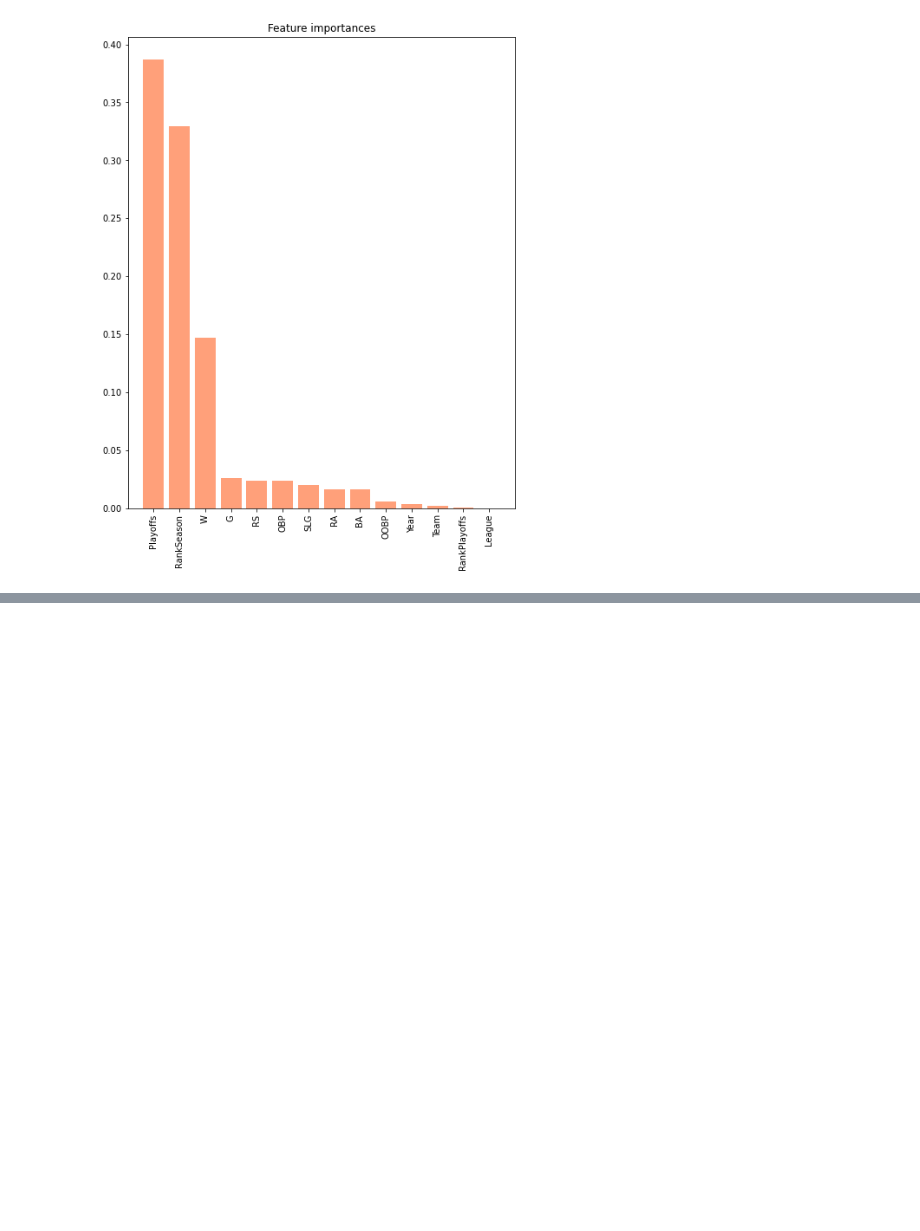
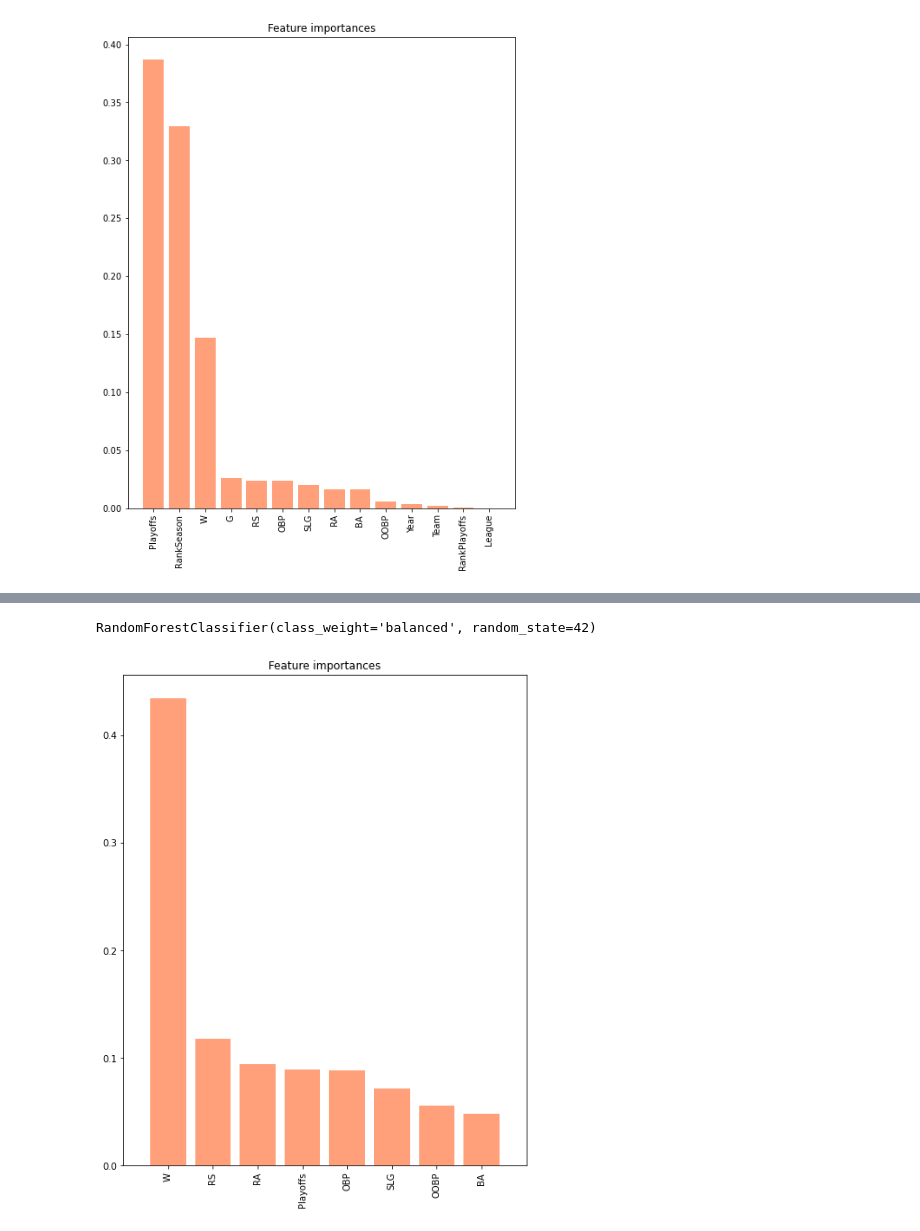
Before and after one commit to abernardin13/TheWinningFormula, a Jupyter notebook: Embedded.ipynb, the cells around one changed output, grey strips where cells are left out. Cells and saved outputs as stored; diff of their text form; code cells hidden in the pictures; blank space fills up the shorter version.

```diff
--- a/Embedded.ipynb
+++ b/Embedded.ipynb
@@ -397,0 +439,23 @@ plt.show()
+# %%
+X2 = baseball_3.drop('Playoffs', 1)
+y2 = baseball_3['Playoffs']
+# %%
+X2_train, X2_test, y2_train, y2_test = train_test_split(X2, y2, test_size=0.2, random_state=42, stratify=y)
+# %%
+rf1 = RandomForestClassifier(n_estimators = 100, class_weight='balanced', random_state=42)
+rf1.fit(X2_train, y2_train)
+# %% [output]
+RandomForestClassifier(class_weight='balanced', random_state=42)
+# %%
+importances3 = rf1.feature_importances_
+indices3 = np.argsort(importances3)[::-1]
+# %%
+plt.figure()
+plt.title("Feature importances")
+plt.bar(range(X2_train.shape[1]), importances3[indices3],
+        color="lightsalmon", align="center")
+plt.xticks(range(X2_train.shape[1]), baseball_3.columns[indices3], rotation=90)
+plt.xlim([-1, X2_train.shape[1]])
+plt.show()
+# %% [output]
+[figure, added]
```
Also changed, not shown: parts of 10 cells of this notebook, 2 other files.
